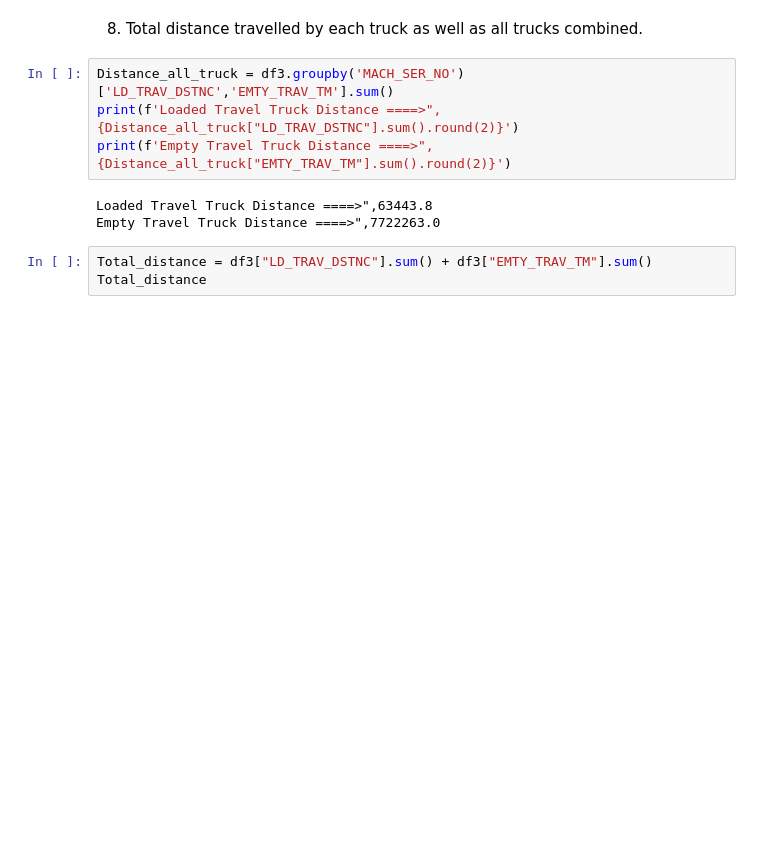
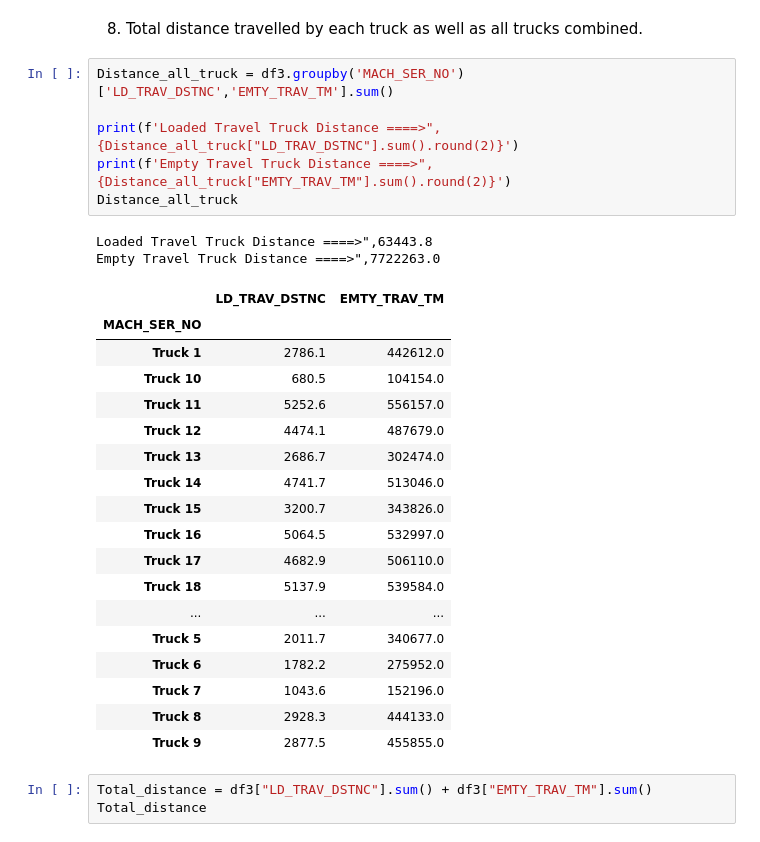
Before and after one commit to Jayravalcode/Jayravalcode.github.io, a Jupyter notebook: Cerebulb_Data_Science_Task_1.ipynb, the cells around one changed output. Cells and saved outputs as stored; diff of their text form; blank space fills up the shorter version.

```diff
--- a/Cerebulb_Data_Science_Task_1.ipynb
+++ b/Cerebulb_Data_Science_Task_1.ipynb
@@ -415,11 +415,31 @@ The corresponding time is: 12149.0
 8. Total distance travelled by each truck as well as all trucks combined.
 # %%
 Distance_all_truck = df3.groupby('MACH_SER_NO')['LD_TRAV_DSTNC','EMTY_TRAV_TM'].sum()
+
 print(f'Loaded Travel Truck Distance ====>",{Distance_all_truck["LD_TRAV_DSTNC"].sum().round(2)}')
 print(f'Empty Travel Truck Distance ====>",{Distance_all_truck["EMTY_TRAV_TM"].sum().round(2)}')
+Distance_all_truck
 # %% [output]
 Loaded Travel Truck Distance ====>",63443.8
 Empty Travel Truck Distance ====>",7722263.0
+|  | LD_TRAV_DSTNC | EMTY_TRAV_TM |
+| MACH_SER_NO |  |  |
+| Truck 1 | 2786.1 | 442612.0 |
+| Truck 10 | 680.5 | 104154.0 |
+| Truck 11 | 5252.6 | 556157.0 |
+| Truck 12 | 4474.1 | 487679.0 |
+| Truck 13 | 2686.7 | 302474.0 |
+| Truck 14 | 4741.7 | 513046.0 |
+| Truck 15 | 3200.7 | 343826.0 |
+| Truck 16 | 5064.5 | 532997.0 |
+| Truck 17 | 4682.9 | 506110.0 |
+| Truck 18 | 5137.9 | 539584.0 |
+| ... | ... | ... |
+| Truck 5 | 2011.7 | 340677.0 |
+| Truck 6 | 1782.2 | 275952.0 |
+| Truck 7 | 1043.6 | 152196.0 |
+| Truck 8 | 2928.3 | 444133.0 |
+| Truck 9 | 2877.5 | 455855.0 |
 # %%
 Total_distance = df3["LD_TRAV_DSTNC"].sum() + df3["EMTY_TRAV_TM"].sum()
 Total_distance
```
Also changed, not shown: parts of 5 cells of this notebook.
